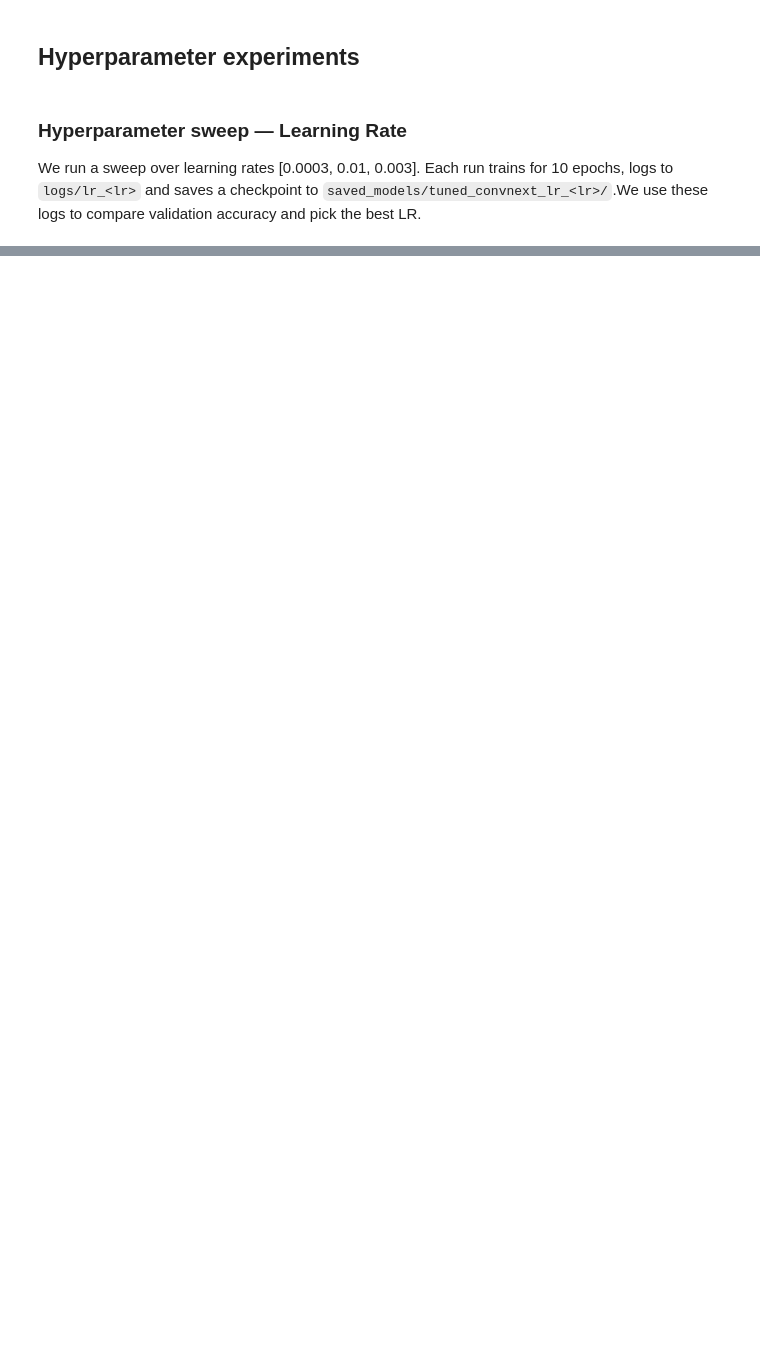
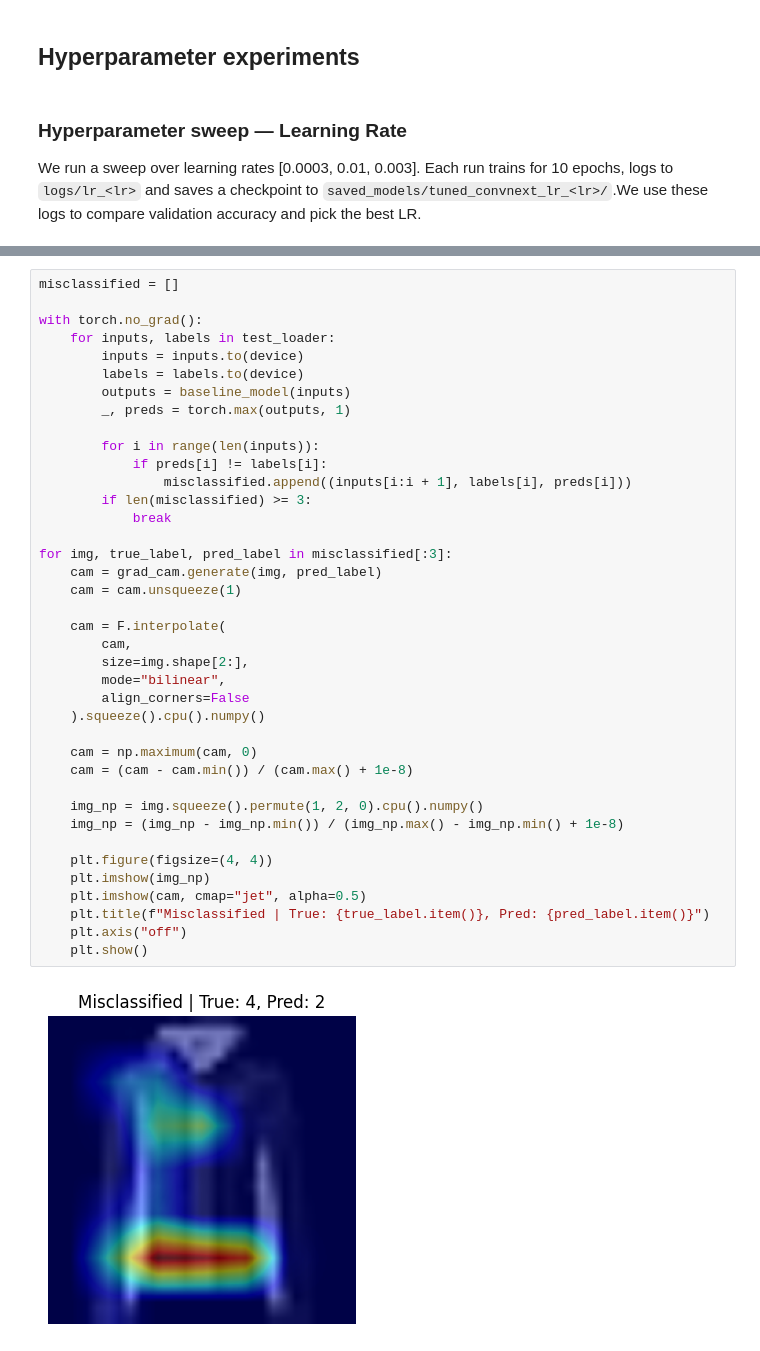
Before and after one commit to filipzekovich/Deep-Learning-Model, a Jupyter notebook: DL_Project_Notebook.ipynb, the cells around one changed output, grey strips where cells are left out. Cells and saved outputs as stored; diff of their text form; blank space fills up the shorter version.

```diff
--- a/DL_Project_Notebook.ipynb
+++ b/DL_Project_Notebook.ipynb
@@ -669,0 +879,41 @@ BEST MODEL: Tuned (LR=0.003) with Best Val Acc = 0.9027
+# %%
+misclassified = []
+
+with torch.no_grad():
+    for inputs, labels in test_loader:
+        inputs = inputs.to(device)
+        labels = labels.to(device)
+        outputs = baseline_model(inputs)
+        _, preds = torch.max(outputs, 1)
+
+        for i in range(len(inputs)):
+            if preds[i] != labels[i]:
+                misclassified.append((inputs[i:i + 1], labels[i], preds[i]))
+        if len(misclassified) >= 3:
+            break
+
+for img, true_label, pred_label in misclassified[:3]:
+    cam = grad_cam.generate(img, pred_label)
+    cam = cam.unsqueeze(1)
+
+    cam = F.interpolate(
+        cam,
+        size=img.shape[2:],
+        mode="bilinear",
+        align_corners=False
+    ).squeeze().cpu().numpy()
+
+    cam = np.maximum(cam, 0)
+    cam = (cam - cam.min()) / (cam.max() + 1e-8)
+
+    img_np = img.squeeze().permute(1, 2, 0).cpu().numpy()
+    img_np = (img_np - img_np.min()) / (img_np.max() - img_np.min() + 1e-8)
+
+    plt.figure(figsize=(4, 4))
+    plt.imshow(img_np)
+    plt.imshow(cam, cmap="jet", alpha=0.5)
+    plt.title(f"Misclassified | True: {true_label.item()}, Pred: {pred_label.item()}")
+    plt.axis("off")
+    plt.show()
+# %% [output]
+[figure, added]
```
Also changed, not shown: parts of 40 cells of this notebook.
